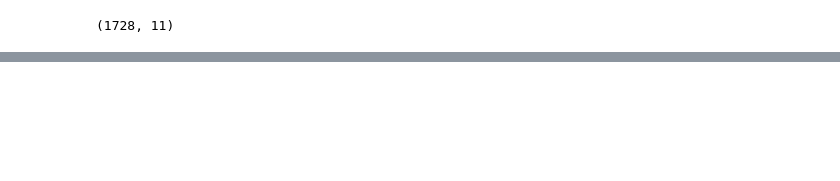
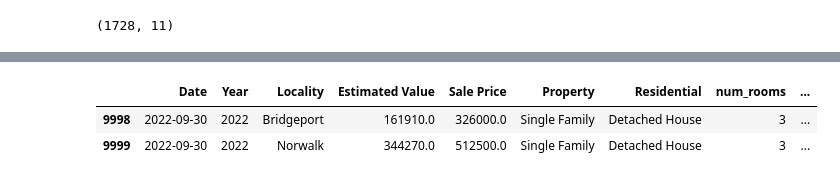
Before and after one commit to Ruhil-DS/Machine-Learning-Practices, a Jupyter notebook: OPPE Practice/OPPE_Practice.ipynb, the cells around one changed output, grey strips where cells are left out. Cells and saved outputs as stored; diff of their text form; code cells hidden in the pictures; blank space fills up the shorter version.

```diff
--- a/OPPE Practice/OPPE_Practice.ipynb
+++ b/OPPE Practice/OPPE_Practice.ipynb
@@ -1461,0 +1525,6 @@ X_test.shape
+# %%
+df.tail(2)
+# %% [output]
+|  | Date | Year | Locality | Estimated Value | Sale Price | Property | Residential | num_rooms | ... |
+| 9998 | 2022-09-30 | 2022 | Bridgeport | 161910.0 | 326000.0 | Single Family | Detached House | 3 | ... |
+| 9999 | 2022-09-30 | 2022 | Norwalk | 344270.0 | 512500.0 | Single Family | Detached House | 3 | ... |
```
Also changed, not shown: parts of 5 cells of this notebook, 30 other files.
